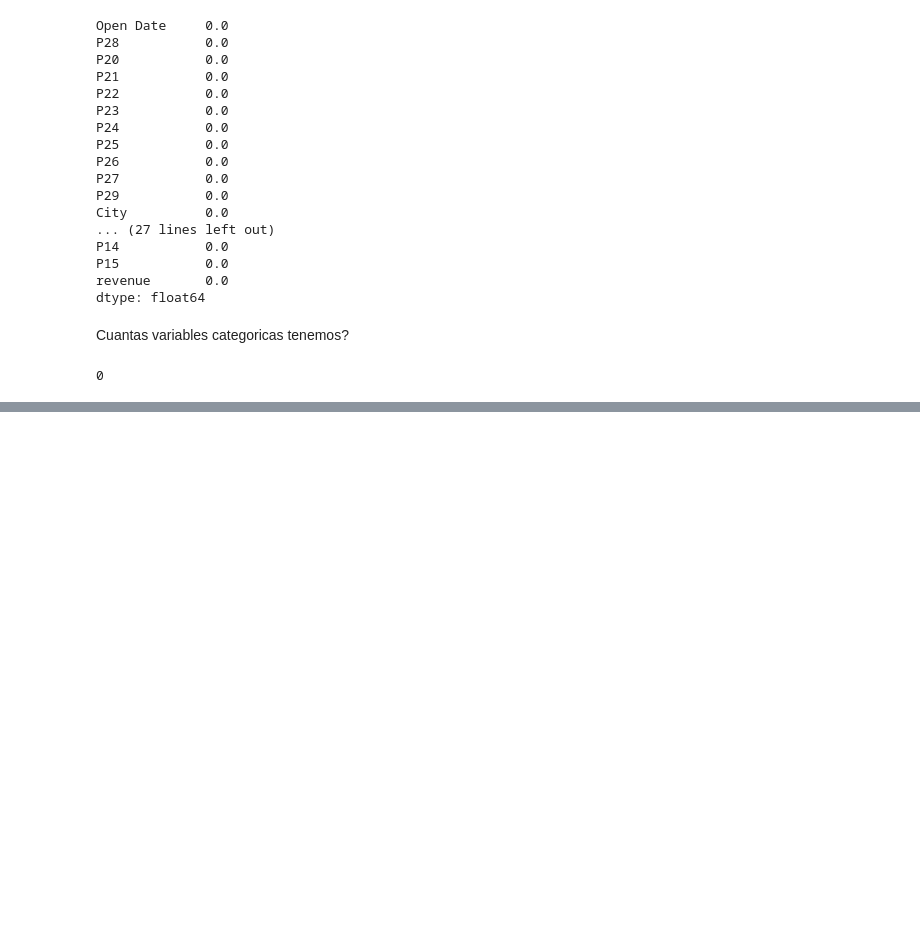
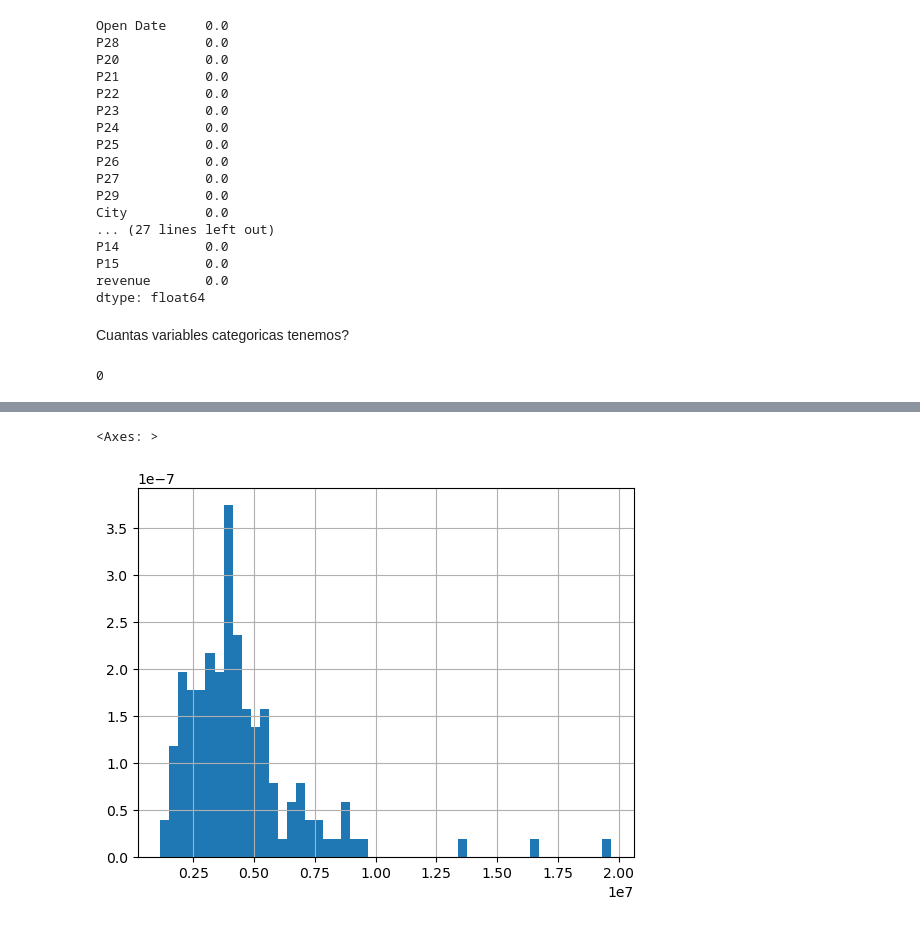
Before and after one commit to PabloZuVal/RestaurantRevenueForecast, a Jupyter notebook: 1-data-pipline-data-analysis.ipynb, the cells around one changed output, grey strips where cells are left out. Cells and saved outputs as stored; diff of their text form; code cells hidden in the pictures; blank space fills up the shorter version.

Commit message:
🚧 Work in notebook to transform data

```diff
--- a/1-data-pipline-data-analysis.ipynb
+++ b/1-data-pipline-data-analysis.ipynb
@@ -122,0 +143,3 @@ data[cat_vars] = data[cat_vars].astype('0')
+# %%
+int_columns = data.columns[(data.columns.str.startswith('P')) & (data.dtypes == 'int64')]
+print(int_columns)
@@ -122,0 +151,3 @@ data[cat_vars] = data[cat_vars].astype('0')
+# %%
+for col in int_columns:
+    data[col] = data[col].astype('float64')
@@ -122,0 +184,5 @@ data[cat_vars] = data[cat_vars].astype('0')
+# %%
+data['revenue'].hist(bins=50, density=True)
+# %% [output]
+<Axes: >
+[figure, added]
```
Also changed, not shown: parts of 4 cells of this notebook, 1 other file.
